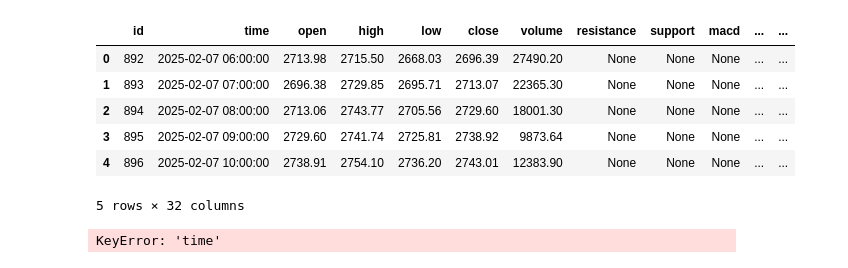
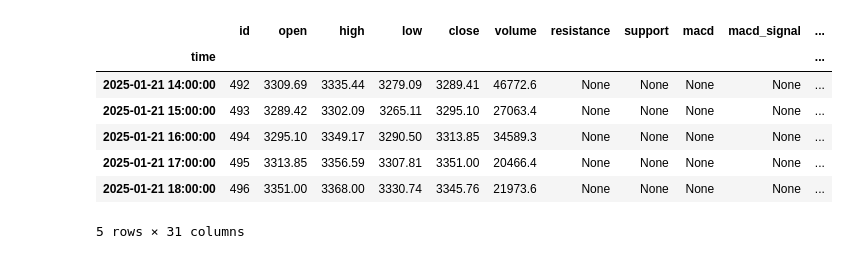
Before and after one commit to Generjet/binance_trader, a Jupyter notebook: crypto_chart_app/bb_tactic.ipynb, the cells around one changed output. Saved outputs shown, nothing was run; the diff lists cells and outputs as text; code cells hidden in the pictures.

```diff
--- a/crypto_chart_app/bb_tactic.ipynb
+++ b/crypto_chart_app/bb_tactic.ipynb
@@ -1,56 +1,49 @@
 # %%
 import pandas as pd
 from sqlalchemy import create_engine
+import mplfinance as mpf
+import ta
+import matplotlib.pyplot as plt
 
 # Database credentials
 db_config = {
     'host': 'localhost',
     'user': 'root',
     'password': 'Tamir4578',
     'database': 'portalblog_dev'
 }
 
 table_name = 'analyzed_data'
 timestamp_col = 'time'
 open_col = 'open'
 high_col = 'high'
 low_col = 'low'
 close_col = 'close'
 
 # Create database connection string
 db_connection_str = 'mysql+pymysql://{user}:{password}@{host}/{database}'.format(**db_config)
 db_connection = create_engine(db_connection_str)
-def fetch_data_from_db(window_size=100, start_date=None, end_date=None):
+def fetch_data_from_db(window_size=500, start_date=None, end_date=None):
     query = f'SELECT * FROM (SELECT * FROM {table_name} ORDER BY {timestamp_col} DESC LIMIT {window_size}) AS recent_data'
     if start_date and end_date:
         query = f'SELECT * FROM (SELECT * FROM {table_name} WHERE {timestamp_col} BETWEEN "{start_date}" AND "{end_date}" ORDER BY {timestamp_col} DESC LIMIT {window_size}) AS recent_data'
     query += f' ORDER BY {timestamp_col} ASC'
     df = pd.read_sql(query, db_connection)
+    # Convert the 'time' column to datetime
+    df['time'] = pd.to_datetime(df['time'])
+
+    # Set the 'time' column as the index
+    df.set_index('time', inplace=True)
     return df
 # df = pd.read_sql(query, db_connection)
 df = fetch_data_from_db()
 df.head()
 # %% [output]
-|  | id | time | open | high | low | close | volume | resistance | support | macd | ... | ... |
-| 0 | 892 | 2025-02-07 06:00:00 | 2713.98 | 2715.50 | 2668.03 | 2696.39 | 27490.20 | None | None | None | ... | ... |
-| 1 | 893 | 2025-02-07 07:00:00 | 2696.38 | 2729.85 | 2695.71 | 2713.07 | 22365.30 | None | None | None | ... | ... |
-| 2 | 894 | 2025-02-07 08:00:00 | 2713.06 | 2743.77 | 2705.56 | 2729.60 | 18001.30 | None | None | None | ... | ... |
-| 3 | 895 | 2025-02-07 09:00:00 | 2729.60 | 2741.74 | 2725.81 | 2738.92 | 9873.64 | None | None | None | ... | ... |
-| 4 | 896 | 2025-02-07 10:00:00 | 2738.91 | 2754.10 | 2736.20 | 2743.01 | 12383.90 | None | None | None | ... | ... |
+|  | id | open | high | low | close | volume | resistance | support | macd | macd_signal | ... |
+| time |  |  |  |  |  |  |  |  |  |  | ... |
+| 2025-01-21 14:00:00 | 492 | 3309.69 | 3335.44 | 3279.09 | 3289.41 | 46772.6 | None | None | None | None | ... |
+| 2025-01-21 15:00:00 | 493 | 3289.42 | 3302.09 | 3265.11 | 3295.10 | 27063.4 | None | None | None | None | ... |
+| 2025-01-21 16:00:00 | 494 | 3295.10 | 3349.17 | 3290.50 | 3313.85 | 34589.3 | None | None | None | None | ... |
+| 2025-01-21 17:00:00 | 495 | 3313.85 | 3356.59 | 3307.81 | 3351.00 | 20466.4 | None | None | None | None | ... |
+| 2025-01-21 18:00:00 | 496 | 3351.00 | 3368.00 | 3330.74 | 3345.76 | 21973.6 | None | None | None | None | ... |
-5 rows × 32 columns
+5 rows × 31 columns
-# %%
-import mplfinance as mpf
-
-# Convert the 'time' column to datetime
-df['time'] = pd.to_datetime(df['time'])
-
-# Set the 'time' column as the index
-df.set_index('time', inplace=True)
-
-# Define the Bollinger Bands
-bbands = mpf.make_addplot(df[['bb_upper', 'bb_middle', 'bb_lower']])
-
-# Plot the candlestick chart with Bollinger Bands
-mpf.plot(df, type='candle', addplot=bbands, volume=True, style='yahoo')
-# %% [output]
-KeyError: 'time'
```
Also changed, not shown: parts of 8 cells of this notebook.
